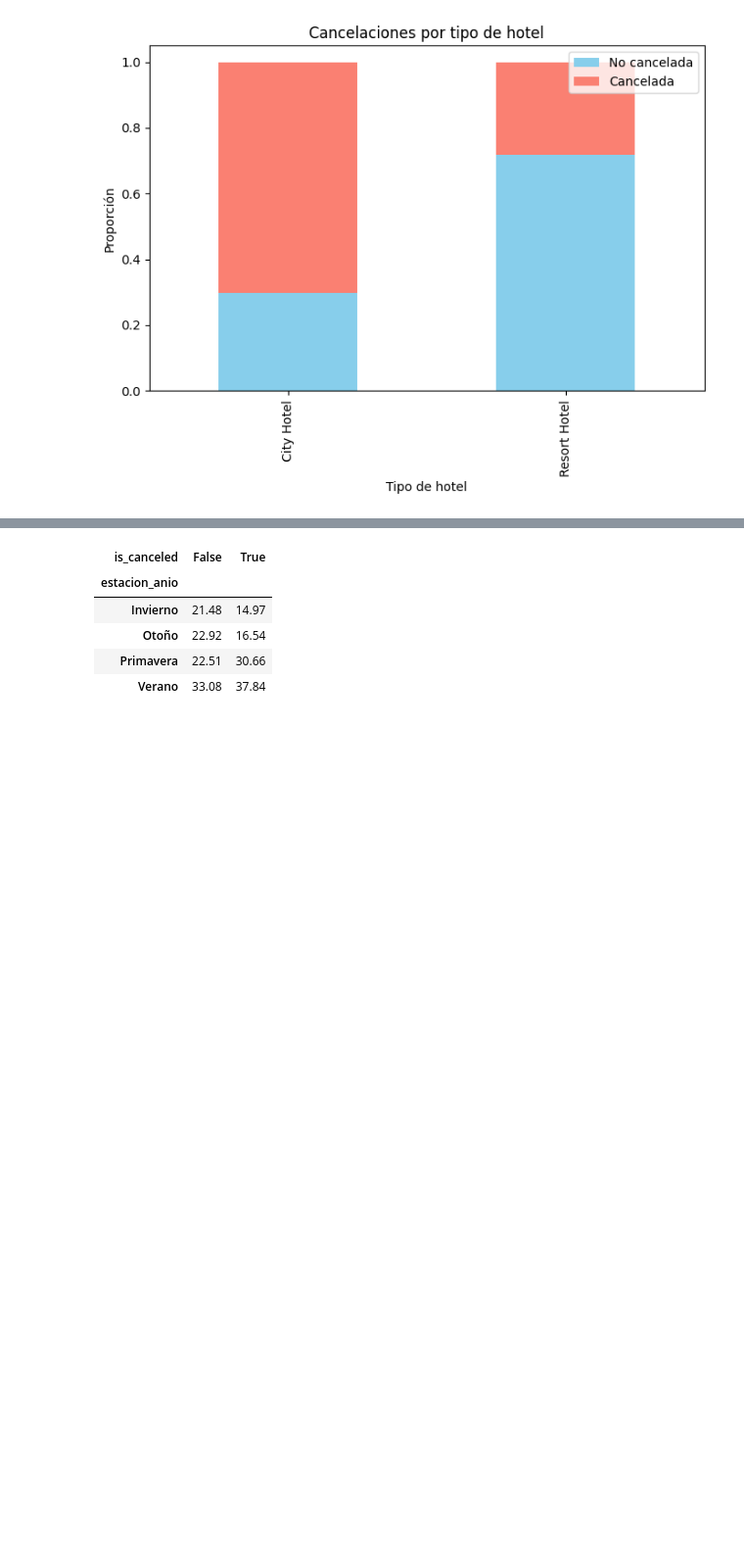
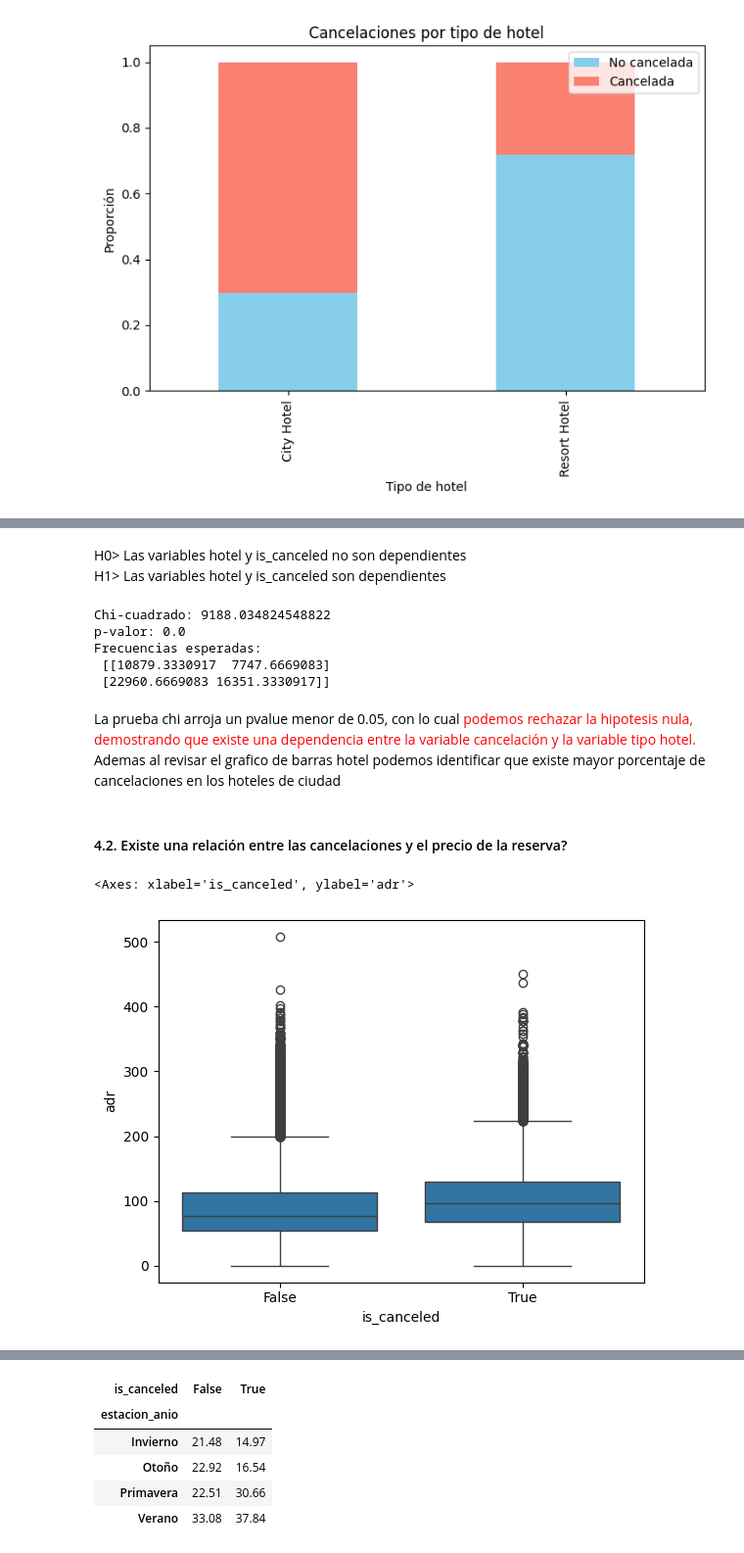
Before and after one commit to Traintain/MINE4101-Taller1, a Jupyter notebook: taller_1.ipynb, the cells around one changed output, grey strips where cells are left out. Shown at 98% size. Cells and saved outputs as stored; diff of their text form; code cells hidden in the pictures; blank space fills up the shorter version.

```diff
--- a/taller_1.ipynb
+++ b/taller_1.ipynb
@@ -504,0 +510,28 @@ plt.show()
+# %% [markdown]
+H0> Las variables hotel y is_canceled no son dependientes  <br>
+H1> Las variables hotel y is_canceled  son dependientes
+# %%
+from scipy.stats import chi2_contingency
+# prueba de chi
+
+chi2, pvalue, _, expected = chi2_contingency(cruzada_hotel_is_cancel, correction=False)
+
+print("Chi-cuadrado:", chi2)
+print("p-valor:", pvalue)
+print("Frecuencias esperadas:\n", expected)
+# %% [output]
+Chi-cuadrado: 9188.034824548822
+p-valor: 0.0
+Frecuencias esperadas:
+ [[10879.3330917  7747.6669083]
+ [22960.6669083 16351.3330917]]
+# %% [markdown]
+La prueba chi arroja un pvalue menor de 0.05, con lo cual <span style="color:red"> podemos rechazar la hipotesis nula, demostrando que existe una dependencia entre la variable cancelación y la variable tipo hotel. </span>
+Ademas al revisar el grafico de barras  hotel podemos identificar que existe mayor porcentaje de cancelaciones en los hoteles de ciudad
+# %% [markdown]
+#### 4.2. Existe una relación entre las cancelaciones y el precio de la reserva?
+# %%
+sns.boxplot(x='is_canceled', y='adr', data=df) #.loc[df['adr'] < 500]
+# %% [output]
+<Axes: xlabel='is_canceled', ylabel='adr'>
+[figure, new version]
```
Also changed, not shown: parts of 83 cells of this notebook.
